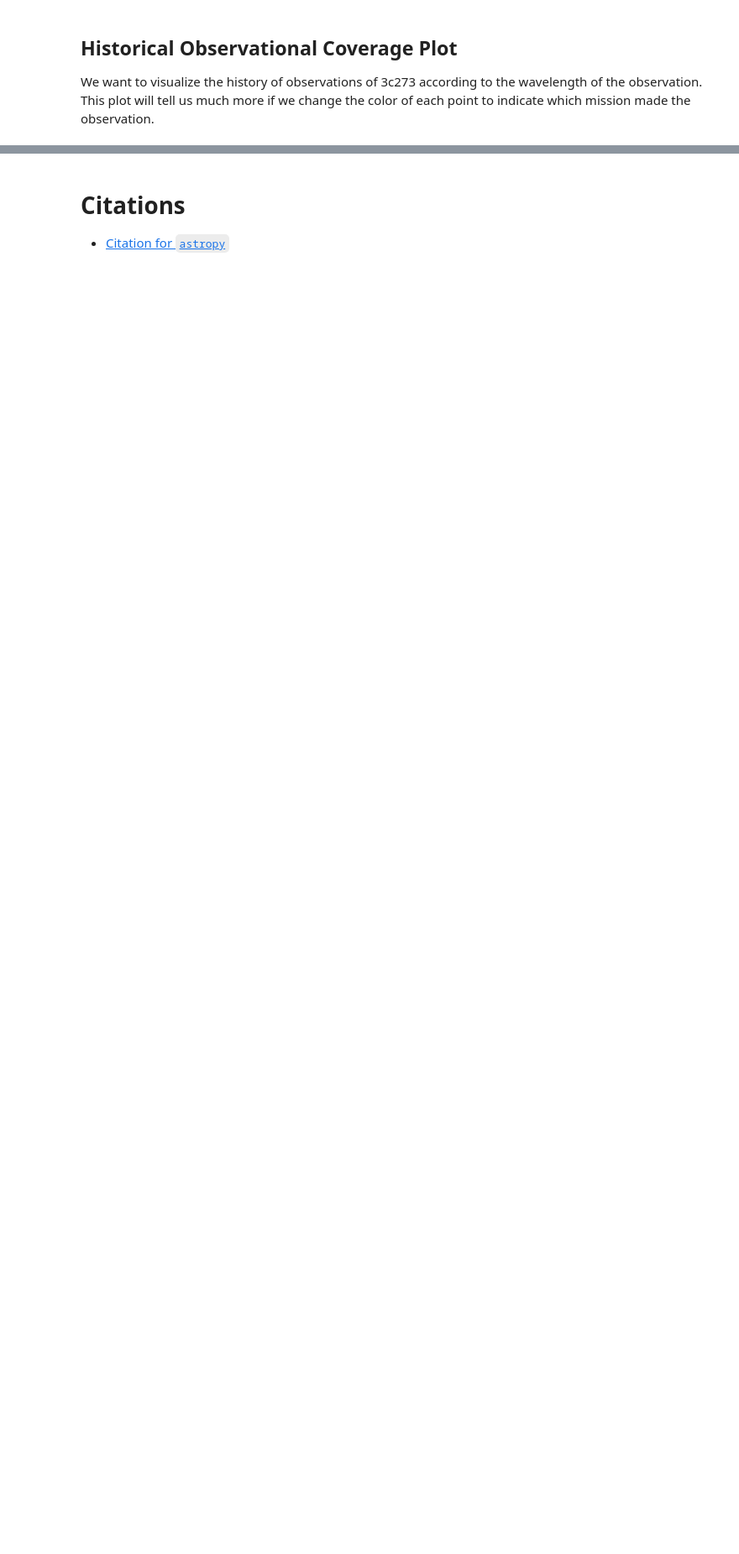
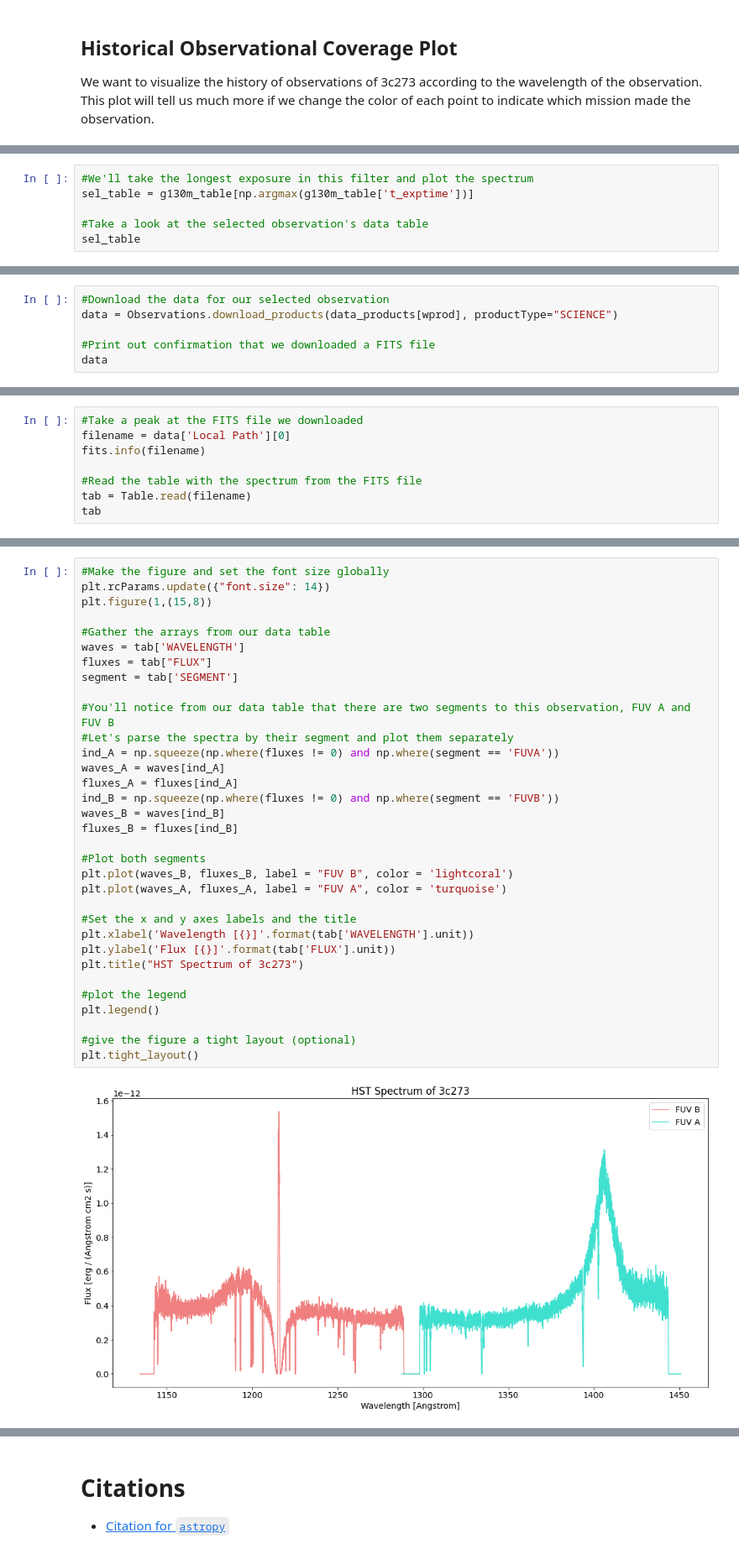
Before and after one commit to ScienceBetter/notebooks-stsci, a Jupyter notebook: notebooks/MAST/plotting_quasar_observations/plotting_quasar_observations.ipynb, the cells around one changed output, grey strips where cells are left out. Shown at 84% size. Saved outputs shown, nothing was run; the diff lists cells and outputs as text; blank space fills up the shorter version.

```diff
--- a/notebooks/MAST/plotting_quasar_observations/plotting_quasar_observations.ipynb
+++ b/notebooks/MAST/plotting_quasar_observations/plotting_quasar_observations.ipynb
@@ -175,0 +245,6 @@ INFO: Found cached file /Users/emmalieb/Documents/GitHub/notebooks-stsci/noteboo
+# %%
+#We'll take the longest exposure in this filter and plot the spectrum
+sel_table = g130m_table[np.argmax(g130m_table['t_exptime'])]
+
+#Take a look at the selected observation's data table
+sel_table
@@ -175,0 +274,6 @@ INFO: Found cached file /Users/emmalieb/Documents/GitHub/notebooks-stsci/noteboo
+# %%
+#Download the data for our selected observation
+data = Observations.download_products(data_products[wprod], productType="SCIENCE")
+
+#Print out confirmation that we downloaded a FITS file
+data
@@ -175,0 +286,8 @@ INFO: Found cached file /Users/emmalieb/Documents/GitHub/notebooks-stsci/noteboo
+# %%
+#Take a peak at the FITS file we downloaded
+filename = data['Local Path'][0]
+fits.info(filename)
+
+#Read the table with the spectrum from the FITS file
+tab = Table.read(filename)
+tab
@@ -176,2 +308,37 @@ INFO: Found cached file /Users/emmalieb/Documents/GitHub/notebooks-stsci/noteboo
+# %%
+#Make the figure and set the font size globally
+plt.rcParams.update({"font.size": 14})
+plt.figure(1,(15,8))
+
+#Gather the arrays from our data table
+waves = tab['WAVELENGTH']
+fluxes = tab["FLUX"]
+segment = tab['SEGMENT']
+
+#You'll notice from our data table that there are two segments to this observation, FUV A and FUV B
+#Let's parse the spectra by their segment and plot them separately
+ind_A = np.squeeze(np.where(fluxes != 0) and np.where(segment == 'FUVA'))
+waves_A = waves[ind_A]
+fluxes_A = fluxes[ind_A]
+ind_B = np.squeeze(np.where(fluxes != 0) and np.where(segment == 'FUVB'))
+waves_B = waves[ind_B]
+fluxes_B = fluxes[ind_B]
+
+#Plot both segments
+plt.plot(waves_B, fluxes_B, label = "FUV B", color = 'lightcoral')
+plt.plot(waves_A, fluxes_A, label = "FUV A", color = 'turquoise')
+
+#Set the x and y axes labels and the title
+plt.xlabel('Wavelength [{}]'.format(tab['WAVELENGTH'].unit))
+plt.ylabel('Flux [{}]'.format(tab['FLUX'].unit))
+plt.title("HST Spectrum of 3c273")
+
+#plot the legend
+plt.legend()
+
+#give the figure a tight layout (optional)
+plt.tight_layout()
+# %% [output]
+[figure, added]
 # %% [markdown]
 # Exercises
```
Also changed, not shown: parts of 20 cells of this notebook, 10 other files.
